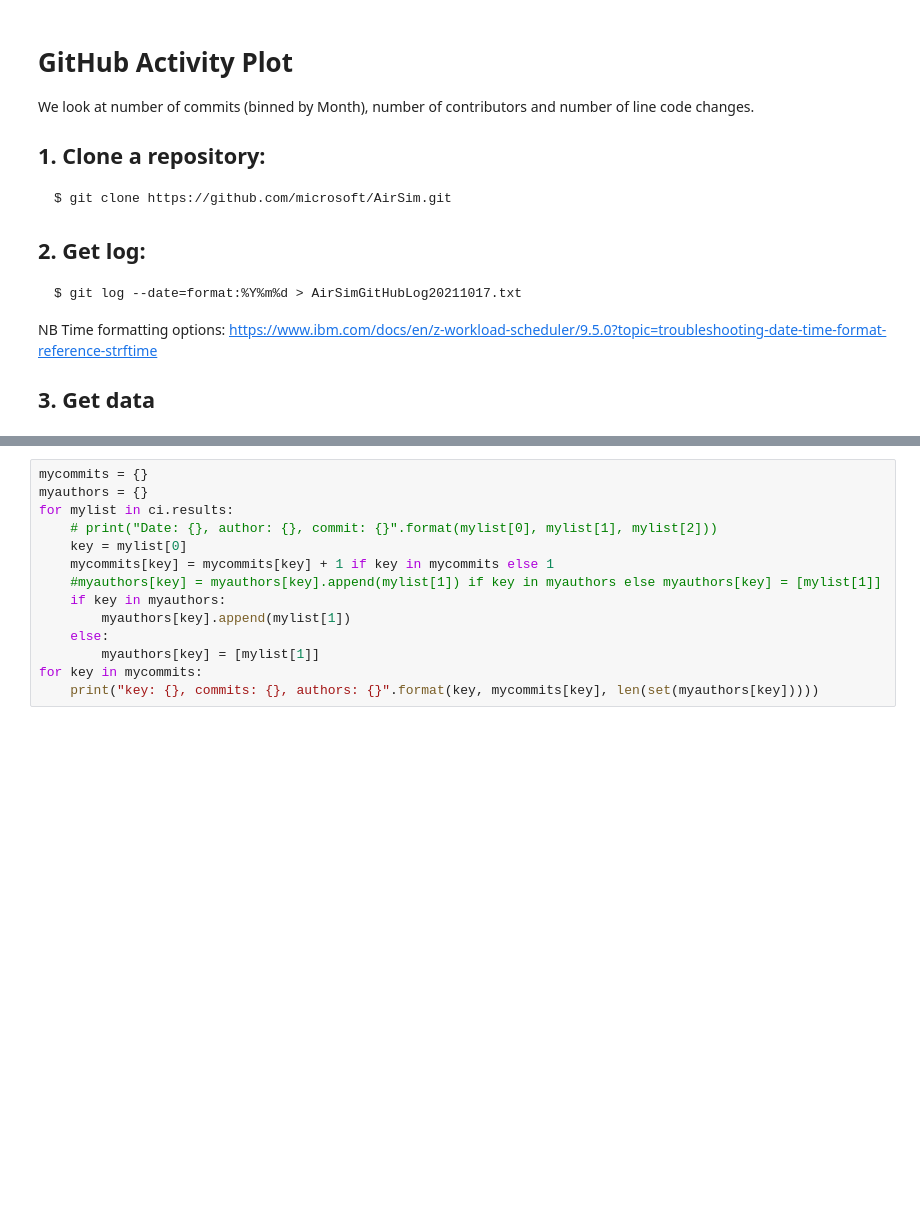
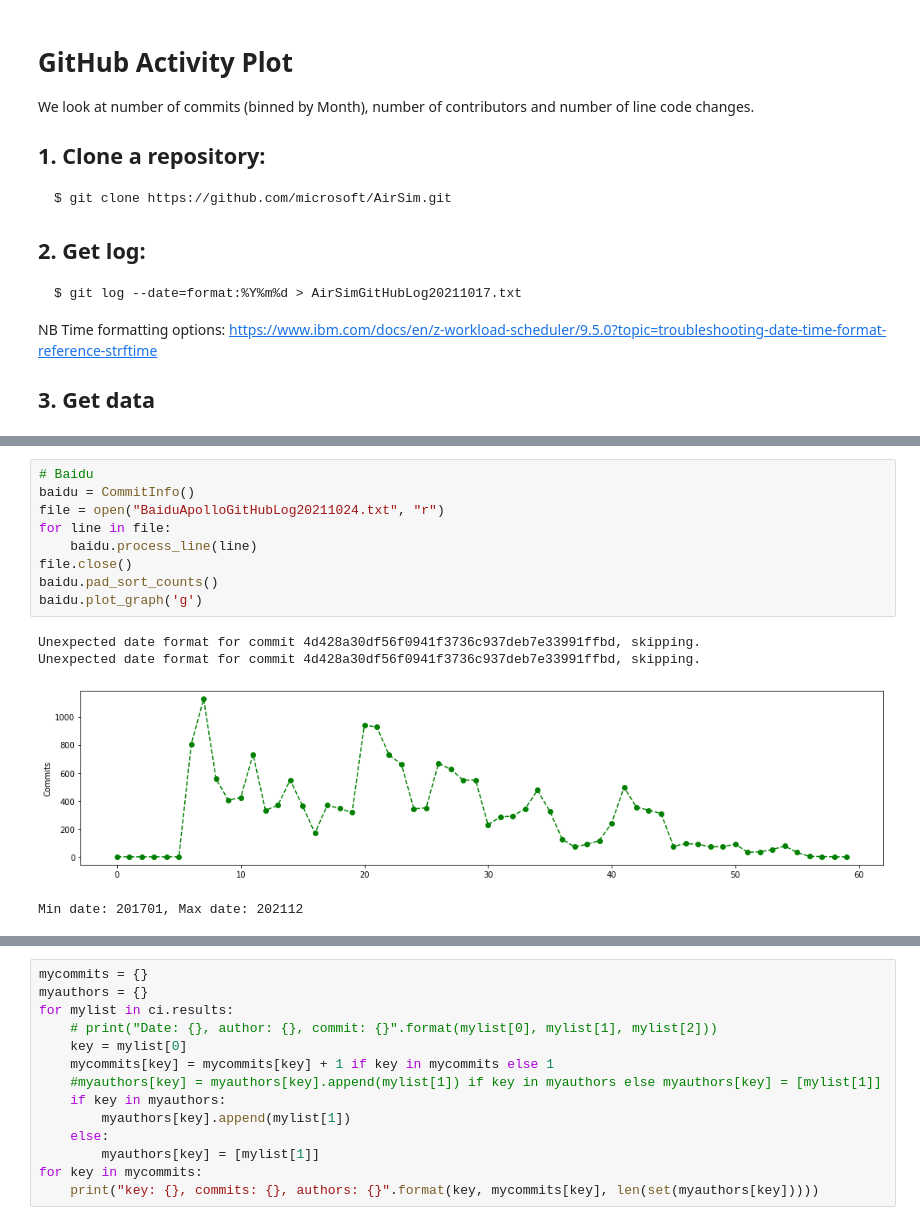
Before and after one commit to dsikar/IJCNN2022, a Jupyter notebook: GitHubActivityPlot.ipynb, the cells around one changed output, grey strips where cells are left out. Saved outputs shown, nothing was run; the diff lists cells and outputs as text; blank space fills up the shorter version.

```diff
--- a/GitHubActivityPlot.ipynb
+++ b/GitHubActivityPlot.ipynb
@@ -118,0 +233,14 @@ file.close()
+# %%
+# Baidu
+baidu = CommitInfo()
+file = open("BaiduApolloGitHubLog20211024.txt", "r")
+for line in file:
+    baidu.process_line(line)
+file.close()
+baidu.pad_sort_counts()
+baidu.plot_graph('g')
+# %% [output]
+Unexpected date format for commit 4d428a30df56f0941f3736c937deb7e33991ffbd, skipping.
+Unexpected date format for commit 4d428a30df56f0941f3736c937deb7e33991ffbd, skipping.
+[figure, added]
+Min date: 201701, Max date: 202112
```
Also changed, not shown: parts of 16 cells of this notebook, 5 other files.
